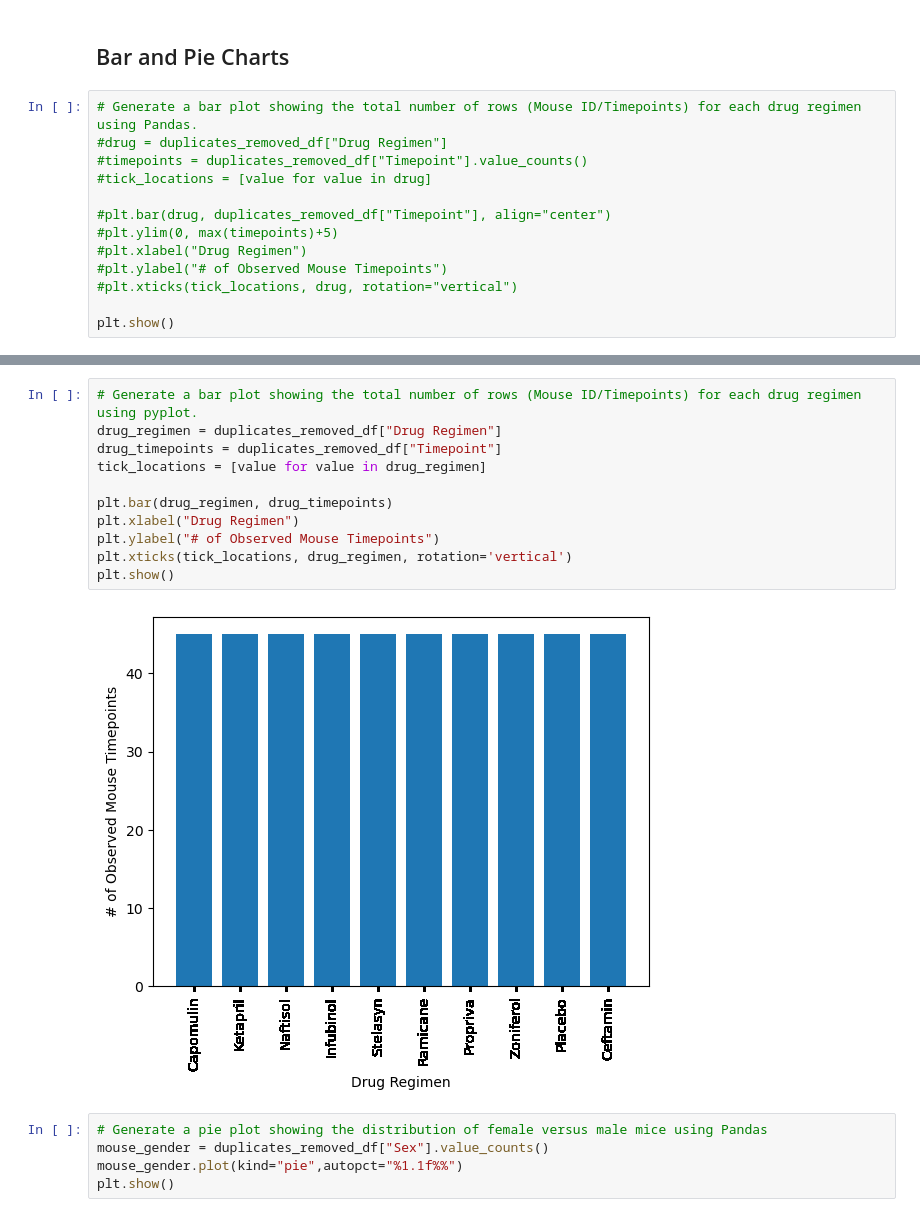
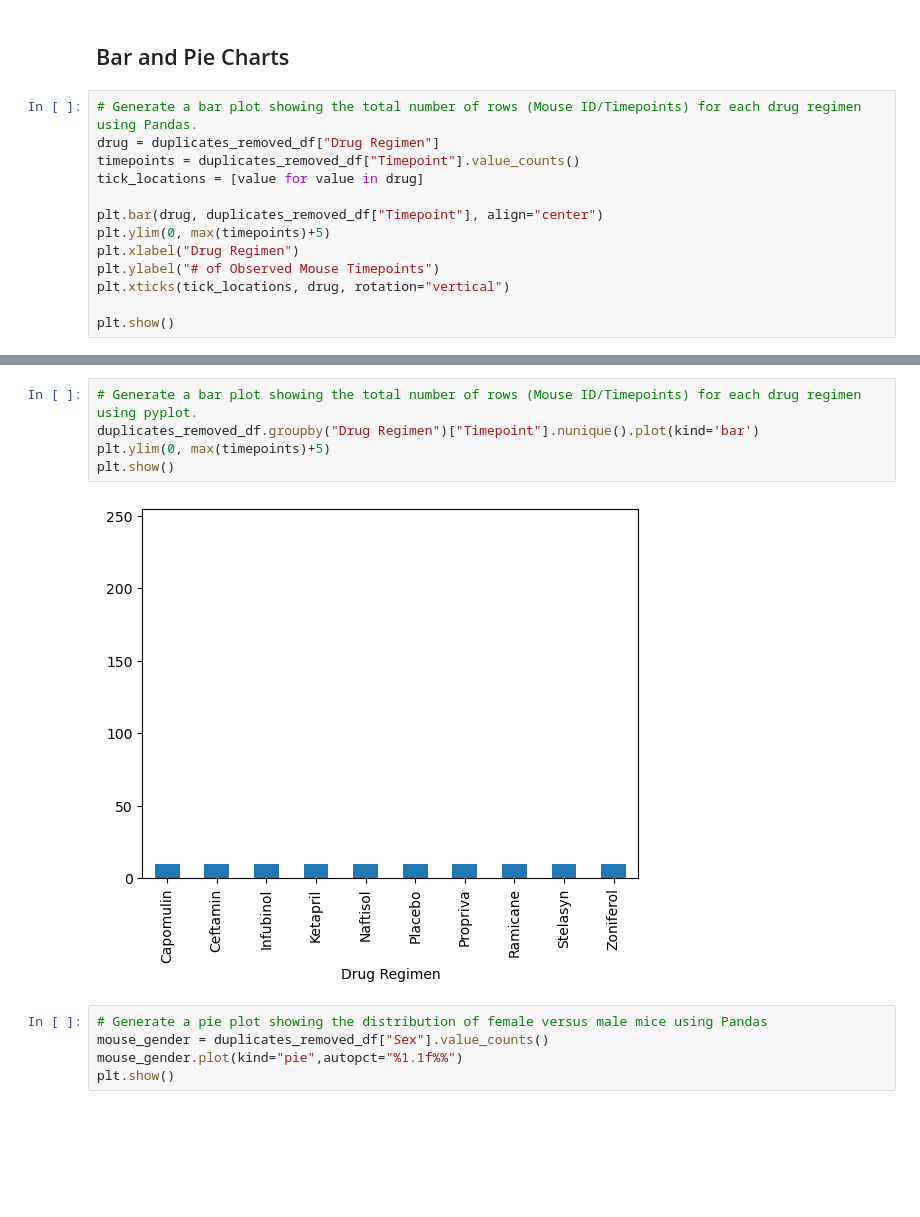
Before and after one commit to captainchicken2023/Matplotlib-Challenge, a Jupyter notebook: Pymaceuticals/pymaceuticals.ipynb, the cells around one changed output, grey strips where cells are left out. Cells and saved outputs as stored; diff of their text form; blank space fills up the shorter version.

```diff
--- a/Pymaceuticals/pymaceuticals.ipynb
+++ b/Pymaceuticals/pymaceuticals.ipynb
@@ -142,14 +142,14 @@ agg_tumor_statistics
 ## Bar and Pie Charts
 # %%
 # Generate a bar plot showing the total number of rows (Mouse ID/Timepoints) for each drug regimen using Pandas.
-#drug = duplicates_removed_df["Drug Regimen"]
-#timepoints = duplicates_removed_df["Timepoint"].value_counts()
-#tick_locations = [value for value in drug]
+drug = duplicates_removed_df["Drug Regimen"]
+timepoints = duplicates_removed_df["Timepoint"].value_counts()
+tick_locations = [value for value in drug]
 
-#plt.bar(drug, duplicates_removed_df["Timepoint"], align="center")
-#plt.ylim(0, max(timepoints)+5)
-#plt.xlabel("Drug Regimen")
-#plt.ylabel("# of Observed Mouse Timepoints")
-#plt.xticks(tick_locations, drug, rotation="vertical")
+plt.bar(drug, duplicates_removed_df["Timepoint"], align="center")
+plt.ylim(0, max(timepoints)+5)
+plt.xlabel("Drug Regimen")
+plt.ylabel("# of Observed Mouse Timepoints")
+plt.xticks(tick_locations, drug, rotation="vertical")
 
 plt.show()
@@ -156,16 +158,10 @@ plt.show()
 # %%
 # Generate a bar plot showing the total number of rows (Mouse ID/Timepoints) for each drug regimen using pyplot.
-drug_regimen = duplicates_removed_df["Drug Regimen"]
-drug_timepoints = duplicates_removed_df["Timepoint"]
-tick_locations = [value for value in drug_regimen]
-
-plt.bar(drug_regimen, drug_timepoints)
-plt.xlabel("Drug Regimen")
-plt.ylabel("# of Observed Mouse Timepoints")
-plt.xticks(tick_locations, drug_regimen, rotation='vertical')
+duplicates_removed_df.groupby("Drug Regimen")["Timepoint"].nunique().plot(kind='bar')
+plt.ylim(0, max(timepoints)+5)
 plt.show()
 # %% [output]
-[figure, old version]
+[figure, new version]
 # %%
 # Generate a pie plot showing the distribution of female versus male mice using Pandas
 mouse_gender = duplicates_removed_df["Sex"].value_counts()
```
Also changed, not shown: parts of 3 cells of this notebook, 1 other file.
